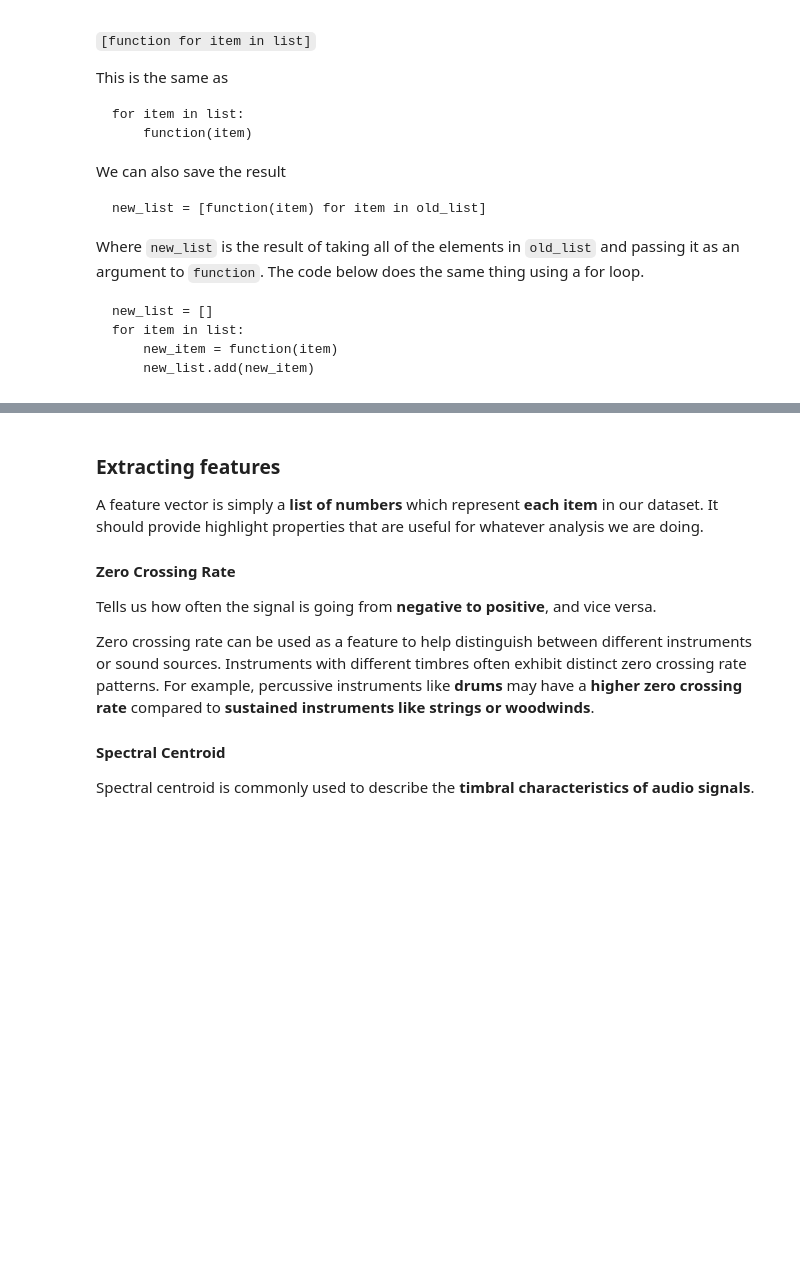
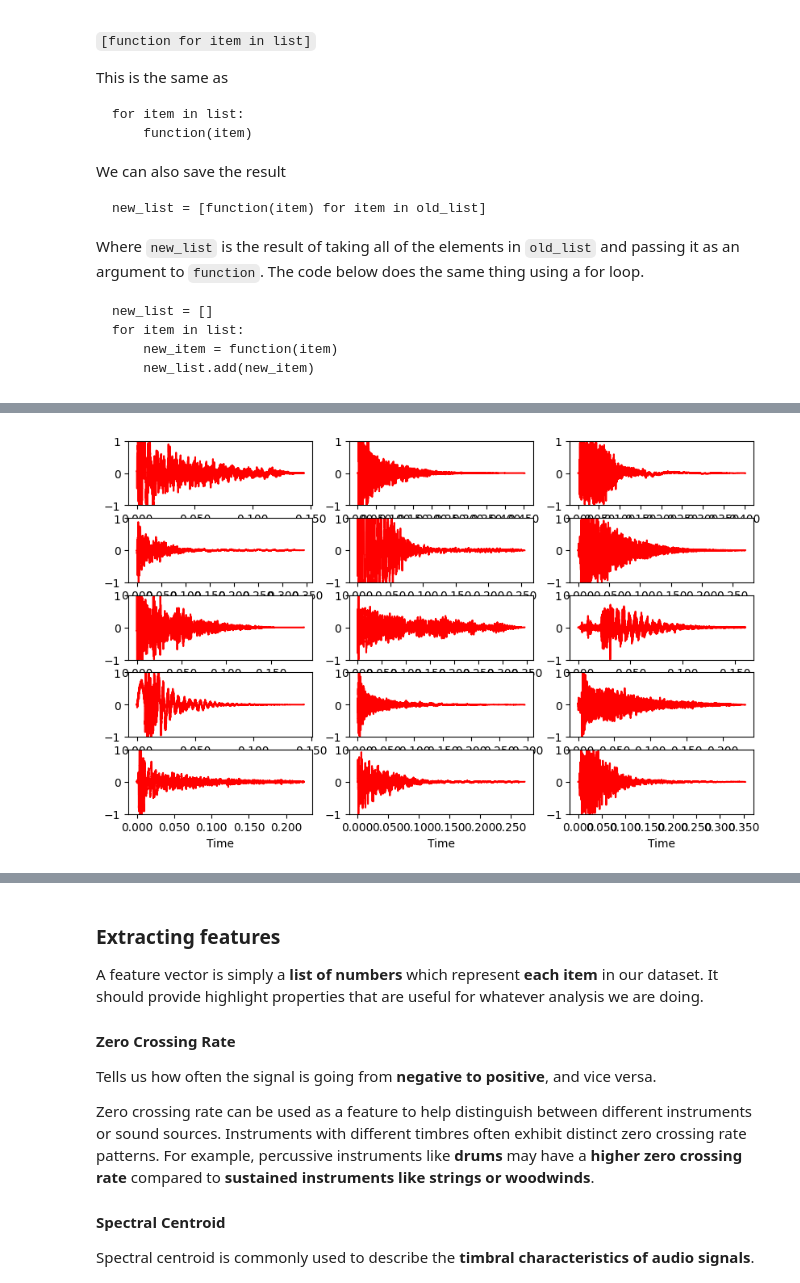
Before and after one commit to callmeautumn/STEM_TianQiu, a Jupyter notebook: STEM-Week-8-Processing-Media.ipynb, the cells around one changed output, grey strips where cells are left out. Saved outputs shown, nothing was run; the diff lists cells and outputs as text; code cells hidden in the pictures; blank space fills up the shorter version.

```diff
--- a/STEM-Week-8-Processing-Media.ipynb
+++ b/STEM-Week-8-Processing-Media.ipynb
@@ -77,10 +79,12 @@ print(len(hihat_signals),len(snare_signals))
 # %%
 #Look at the waveforms of the first 10
-plt.figure(figsize=(15, 6))
-for i, x in enumerate(snare_signals[:10]):
-    plt.subplot(2, 5, i+1)
+plt.figure(figsize=(10, 6))
+for i, x in enumerate(snare_signals[:15]):
+    plt.subplot(5, 3, i+1)
     librosa.display.waveshow(x[:10000], color = "red")
     plt.ylim(-1, 1)
+# %% [output]
+[figure, added]
 # %%
 #Look at the waveforms of the first 10
 plt.figure(figsize=(15, 6))
```
Also changed, not shown: parts of 33 cells of this notebook, 3 other files.
